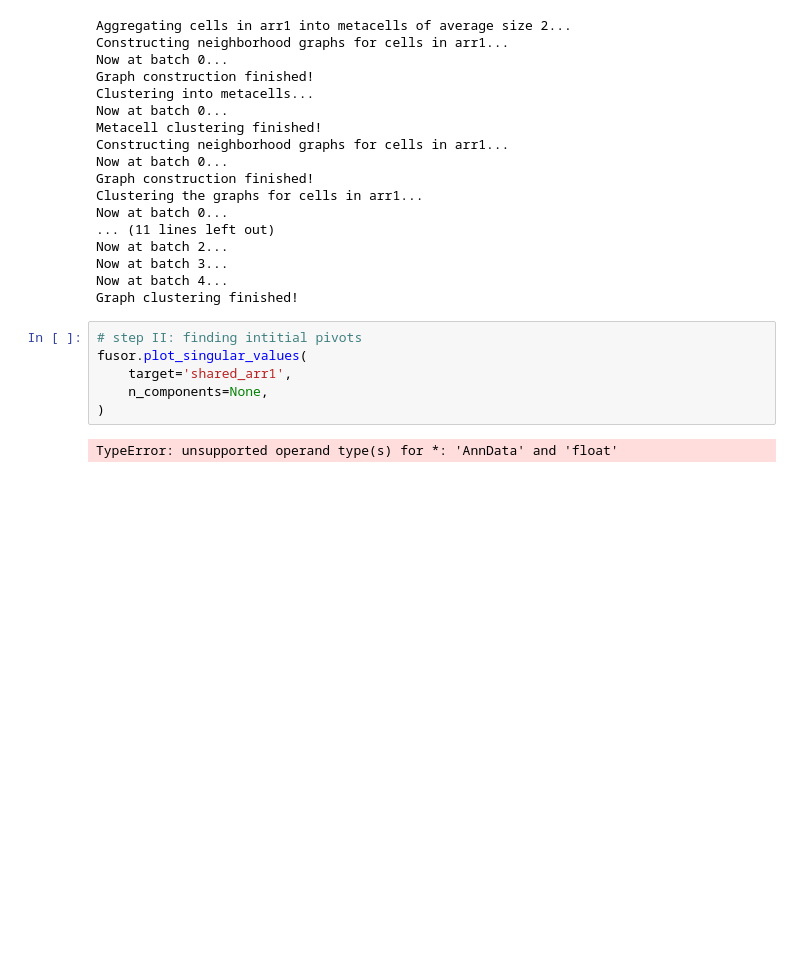
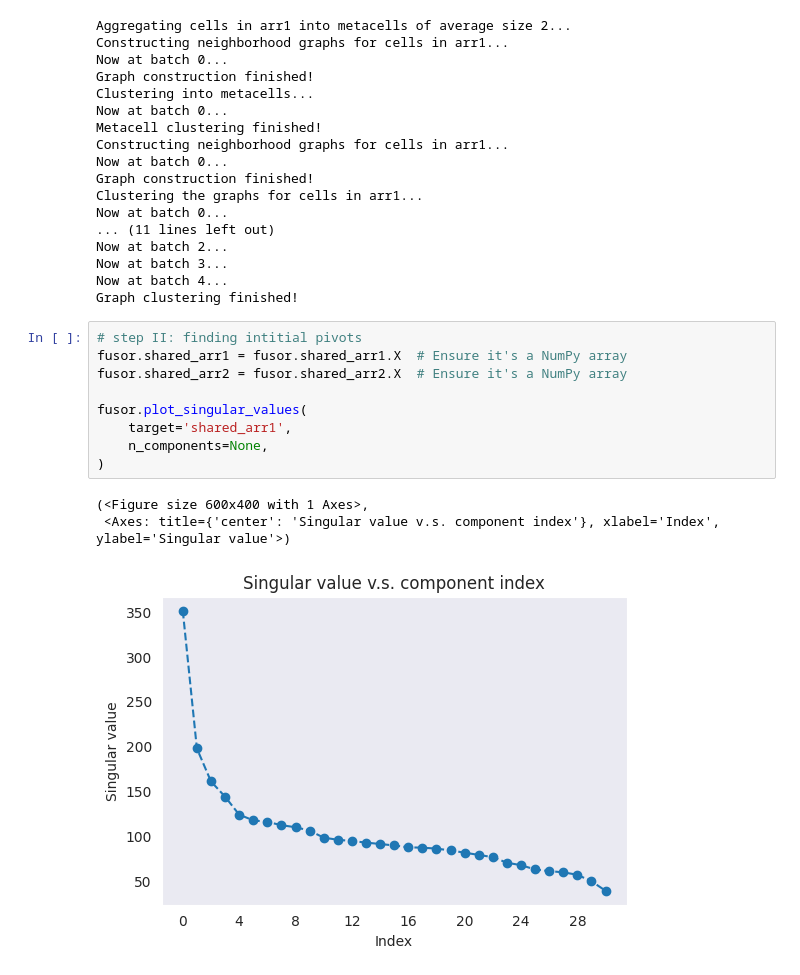
Before and after one commit to reformist/Mapping-scRNA-seq-Variability-Using-Co-Embedding-to-Understand-Cell-Neighborhood-Effects, a Jupyter notebook: max_fuse_tutorial_rna_protein.ipynb, the cells around one changed output. Drawn from its saved outputs; the diff is of its cells as text; blank space fills up the shorter version.

```diff
--- a/max_fuse_tutorial_rna_protein.ipynb
+++ b/max_fuse_tutorial_rna_protein.ipynb
@@ -226,12 +228,17 @@ Now at batch 4...
 Graph clustering finished!
 # %%
 # step II: finding intitial pivots
+fusor.shared_arr1 = fusor.shared_arr1.X  # Ensure it's a NumPy array
+fusor.shared_arr2 = fusor.shared_arr2.X  # Ensure it's a NumPy array
+
 fusor.plot_singular_values(
     target='shared_arr1',
     n_components=None,
 )
 # %% [output]
-TypeError: unsupported operand type(s) for *: 'AnnData' and 'float'
+(<Figure size 600x400 with 1 Axes>,
+ <Axes: title={'center': 'Singular value v.s. component index'}, xlabel='Index', ylabel='Singular value'>)
+[figure, added]
 # %%
 fusor.plot_singular_values(
     target='shared_arr2',
```
Also changed, not shown: parts of 19 cells of this notebook.
